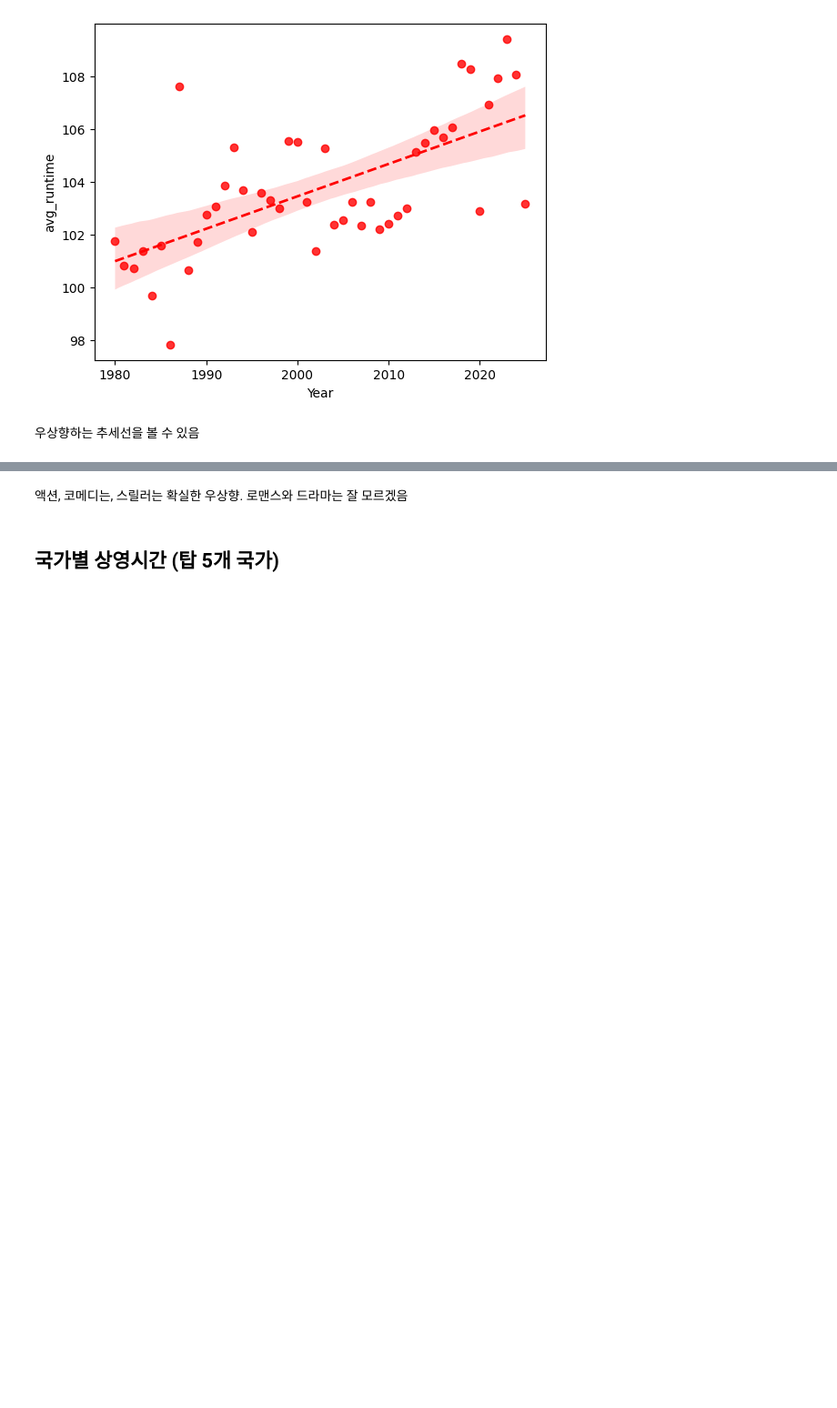
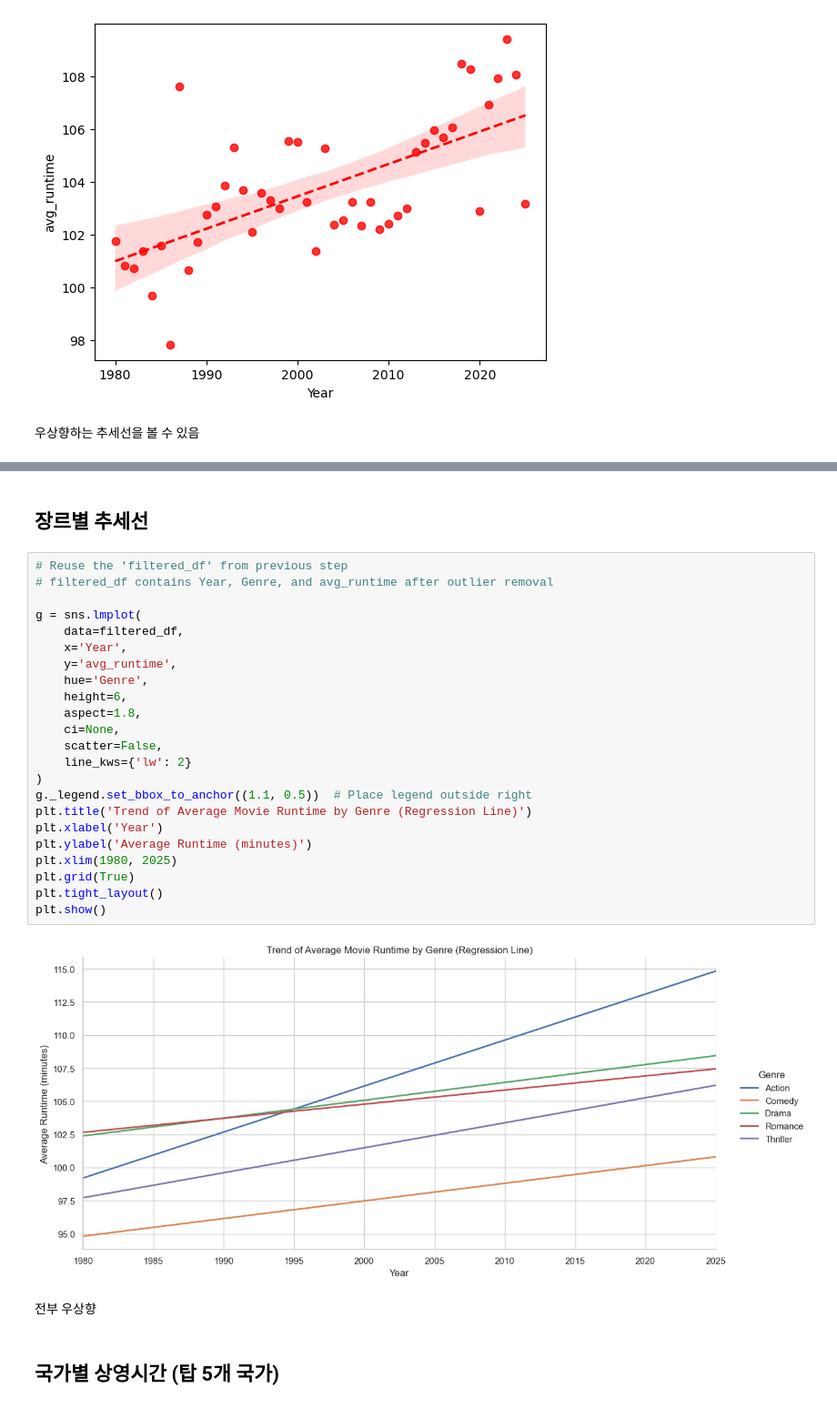
Before and after one commit to Encore-SKN-17/EDA_MINI_1TEAM, a Jupyter notebook: movie_EDA.ipynb, the cells around one changed output, grey strips where cells are left out. Shown at 91% size. Drawn from its saved outputs; the diff is of its cells as text; blank space fills up the shorter version.

```diff
--- a/movie_EDA.ipynb
+++ b/movie_EDA.ipynb
@@ -87,5 +120,32 @@ plt.show()
+# %% [markdown]
+## 장르별 추세선
+# %%
+# Reuse the 'filtered_df' from previous step
+# filtered_df contains Year, Genre, and avg_runtime after outlier removal
+
+g = sns.lmplot(
+    data=filtered_df,
+    x='Year',
+    y='avg_runtime',
+    hue='Genre',
+    height=6,
+    aspect=1.8,
+    ci=None,
+    scatter=False,
+    line_kws={'lw': 2}
+)
+g._legend.set_bbox_to_anchor((1.1, 0.5))  # Place legend outside right
+plt.title('Trend of Average Movie Runtime by Genre (Regression Line)')
+plt.xlabel('Year')
+plt.ylabel('Average Runtime (minutes)')
+plt.xlim(1980, 2025)
+plt.grid(True)
+plt.tight_layout()
+plt.show()
+# %% [output]
+[figure, added]
 # %% [markdown]
-액션, 코메디는, 스릴러는 확실한 우상향. 로맨스와 드라마는 잘 모르겠음
+전부 우상향
 # %% [markdown]
 ## 국가별 상영시간 (탑 5개 국가)
 # %%
```
Also changed, not shown: parts of 21 cells of this notebook, 1 other file.
